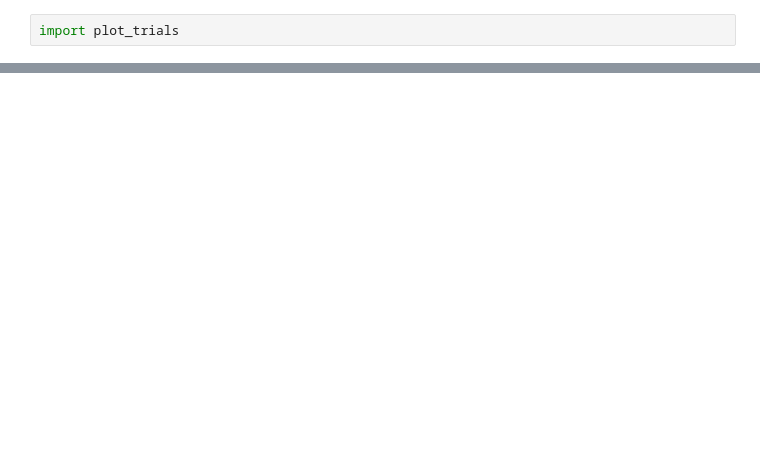
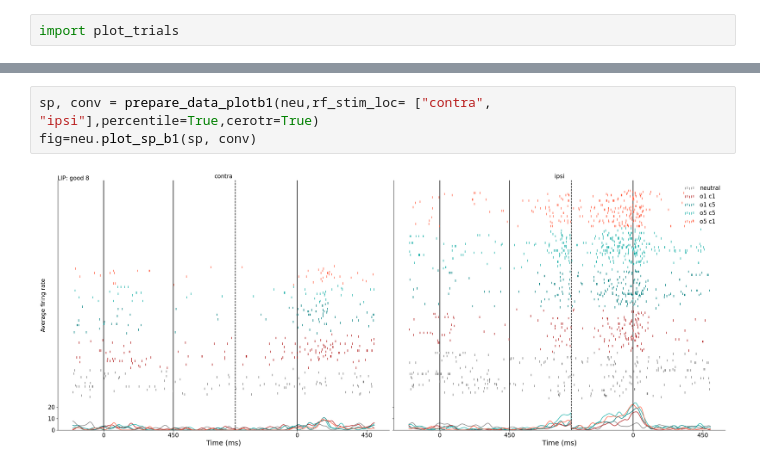
Before and after one commit to Ibos-lab/Users, a Jupyter notebook: losadac/plot_trials/tplot_trials.ipynb, the cells around one changed output, grey strips where cells are left out. Saved outputs shown, nothing was run; the diff lists cells and outputs as text; blank space fills up the shorter version.

```diff
--- a/losadac/plot_trials/tplot_trials.ipynb
+++ b/losadac/plot_trials/tplot_trials.ipynb
@@ -373,0 +199,5 @@ good4PFC2022-12-01_10-23-18Riesling
+# %%
+sp, conv = prepare_data_plotb1(neu,rf_stim_loc= ["contra", "ipsi"],percentile=True,cerotr=True)
+fig=neu.plot_sp_b1(sp, conv)
+# %% [output]
+[figure, added]
```
Also changed, not shown: parts of 14 cells of this notebook, 2 other files.
